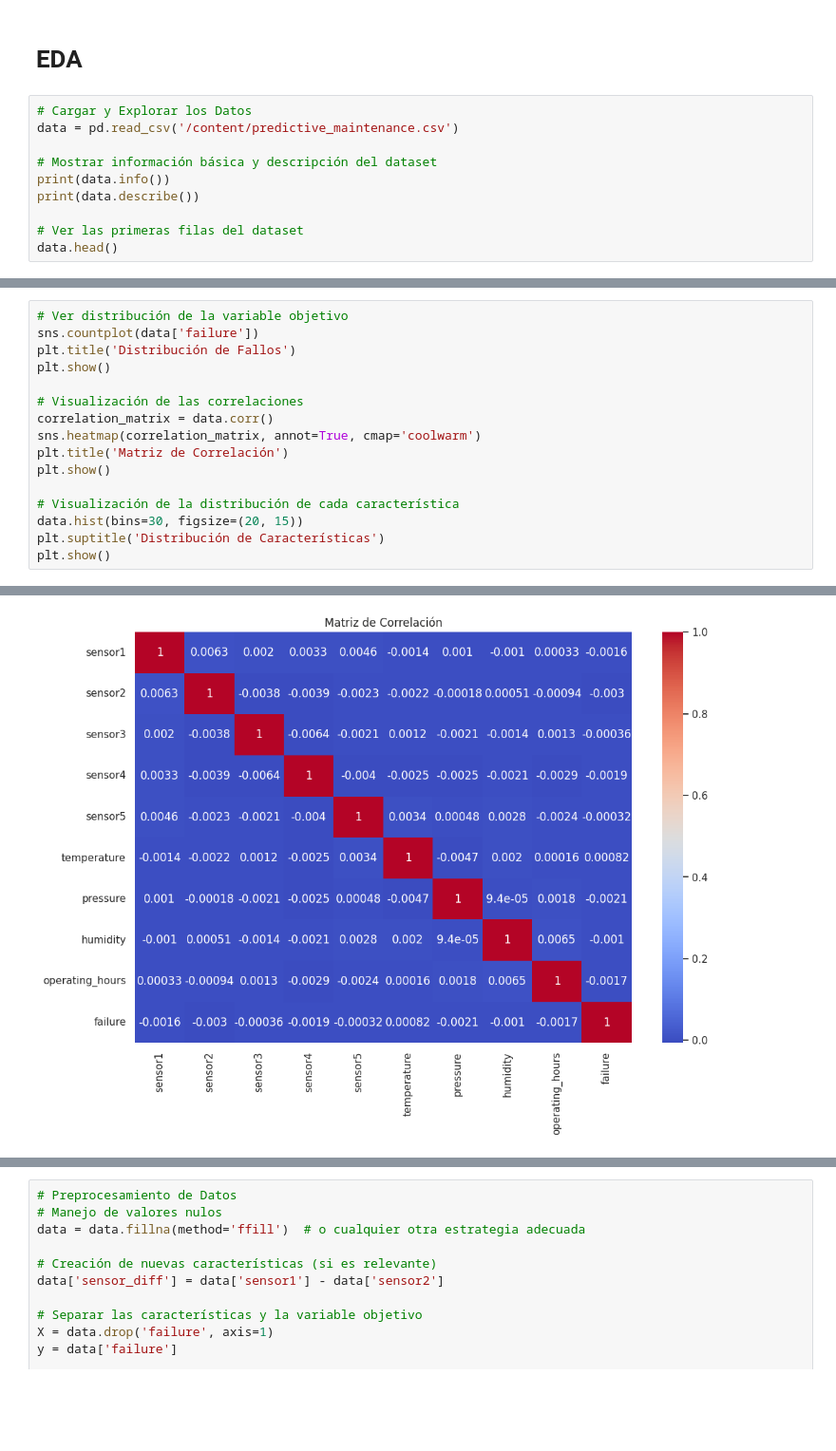
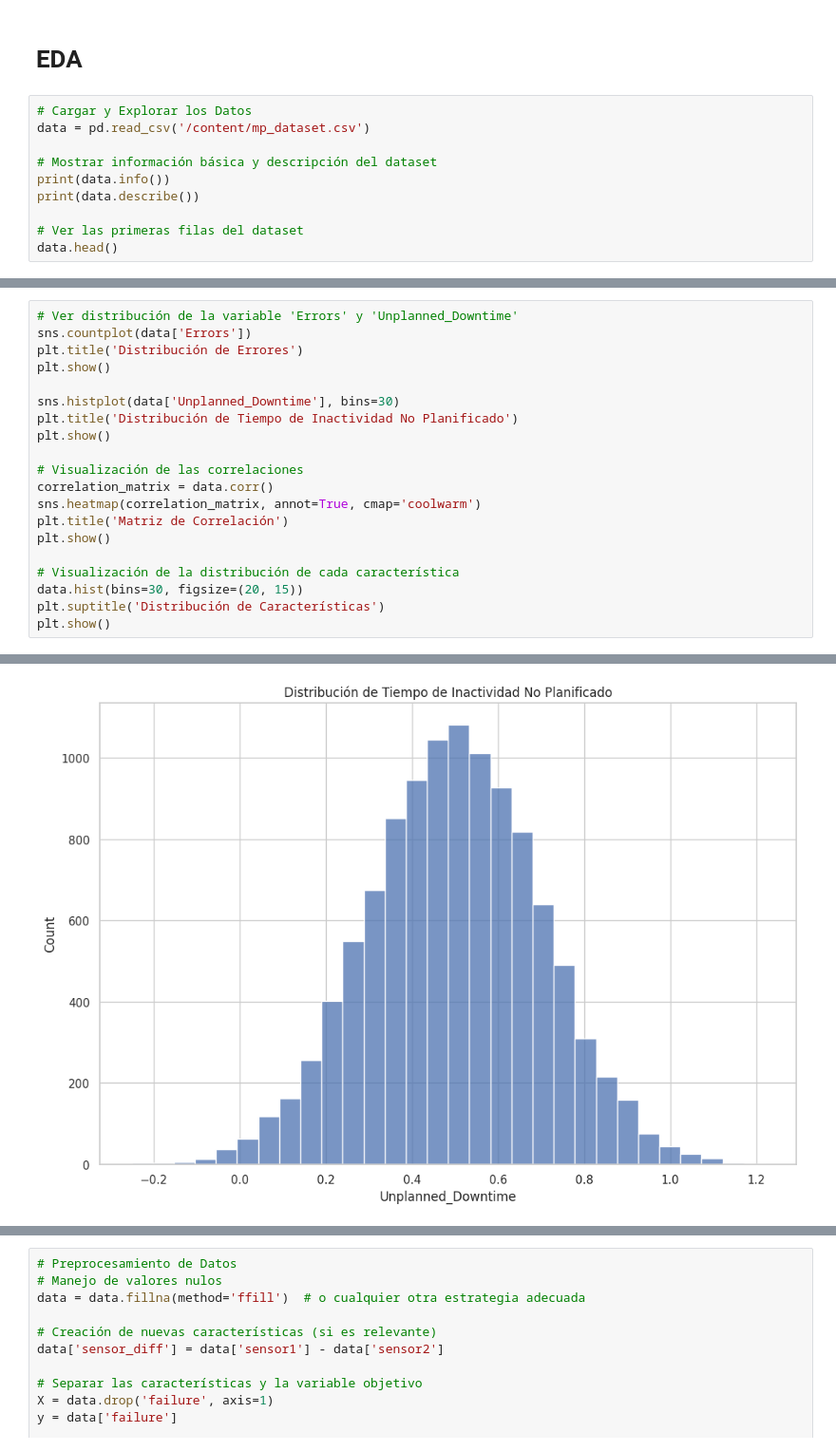
Before and after one commit to CD-AC/MLEngennier-Predictive_Maintenance_AI, a Jupyter notebook: Predictive_Maintenance_AI.ipynb, the cells around one changed output, grey strips where cells are left out. Shown: that part at 95% size. Cells and saved outputs as stored; diff of their text form; blank space fills up the shorter version.

```diff
--- a/Predictive_Maintenance_AI.ipynb
+++ b/Predictive_Maintenance_AI.ipynb
@@ -101,7 +101,7 @@ Requirement already satisfied: six>=1.5 in /usr/local/lib/python3.10/dist-packag
 # EDA
 # %%
 # Cargar y Explorar los Datos
-data = pd.read_csv('/content/predictive_maintenance.csv')
+data = pd.read_csv('/content/mp_dataset.csv')
 
 # Mostrar información básica y descripción del dataset
 print(data.info())
@@ -136,19 +136,23 @@ max        1999.000000       1.000000
 # %%
-# Ver distribución de la variable objetivo
-sns.countplot(data['failure'])
-plt.title('Distribución de Fallos')
+# Ver distribución de la variable 'Errors' y 'Unplanned_Downtime'
+sns.countplot(data['Errors'])
+plt.title('Distribución de Errores')
+plt.show()
+
+sns.histplot(data['Unplanned_Downtime'], bins=30)
+plt.title('Distribución de Tiempo de Inactividad No Planificado')
 plt.show()
 
 # Visualización de las correlaciones
 correlation_matrix = data.corr()
 sns.heatmap(correlation_matrix, annot=True, cmap='coolwarm')
 plt.title('Matriz de Correlación')
 plt.show()
 
 # Visualización de la distribución de cada característica
 data.hist(bins=30, figsize=(20, 15))
 plt.suptitle('Distribución de Características')
 plt.show()
 # %% [output]
 [figure]
-[figure, old version]
+[figure, new version]
```
Also changed, not shown: parts of 6 cells of this notebook.
